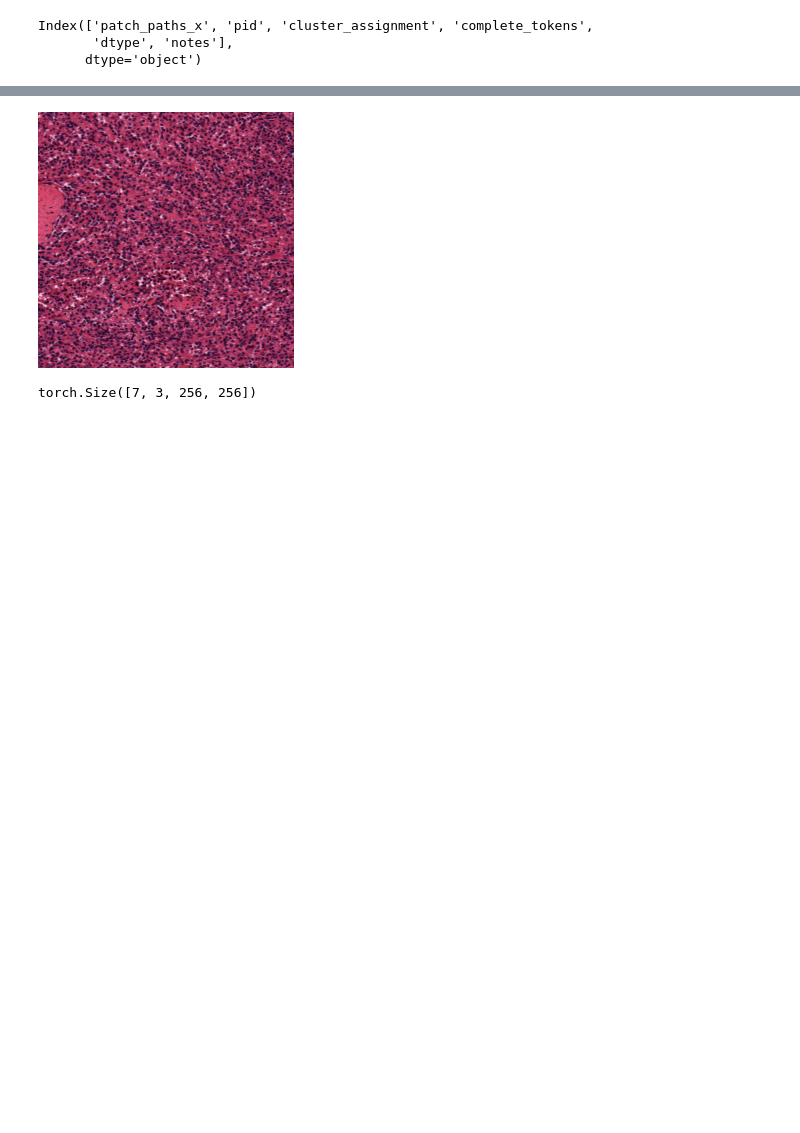
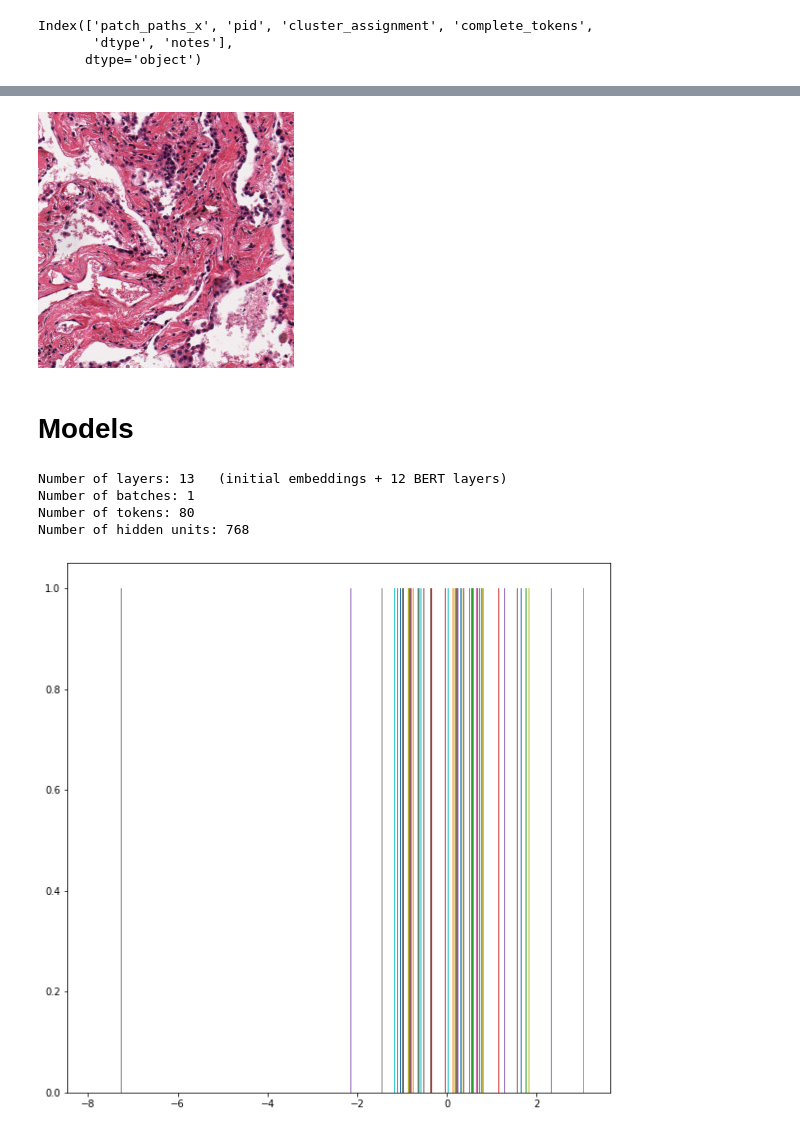
Before and after one commit to ssen7/medcap, a Jupyter notebook: notebooks/joint_training.ipynb, the cells around one changed output, grey strips where cells are left out. Cells and saved outputs as stored; diff of their text form; code cells hidden in the pictures; blank space fills up the shorter version.

```diff
--- a/notebooks/joint_training.ipynb
+++ b/notebooks/joint_training.ipynb
@@ -308,9 +345,54 @@ transforms.ToPILImage()(pid_imgs[1][0)
 # %%
+# test
 from PIL import Image
-Image.open(pids[8])
+Image.open(pids[8][0])
 # %% [output]
-[figure, old version]
+[figure, new version]
-# %%
-pid_imgs[-4].shape
-# %% [output]
-torch.Size([7, 3, 256, 256])
+# %% [markdown]
+# Models
+# %%
+model = BertModel.from_pretrained("emilyalsentzer/Bio_ClinicalBERT", output_hidden_states = True)
+
+model.eval()
+
+with torch.no_grad():
+
+    segments_ids = [1] * pid_text[0].shape[1]
+    segments_tensors = torch.tensor([segments_ids])
+
+    outputs = model(pid_text[0][0].unsqueeze(0), segments_tensors)
+
+    # Evaluating the model will return a different number of objects based on
+    # how it's  configured in the `from_pretrained` call earlier. In this case,
+    # becase we set `output_hidden_states = True`, the third item will be the
+    # hidden states from all layers. See the documentation for more details:
+    # https://huggingface.co/transformers/model_doc/bert.html#bertmodel
+    hidden_states = outputs[2]
+
+print ("Number of layers:", len(hidden_states), "  (initial embeddings + 12 BERT layers)")
+layer_i = 0
+
+print ("Number of batches:", len(hidden_states[layer_i]))
+batch_i = 0
+
+print ("Number of tokens:", len(hidden_states[layer_i][batch_i]))
+token_i = 0
+
+print ("Number of hidden units:", len(hidden_states[layer_i][batch_i][token_i]))
+
+
+# For the 5th token in our sentence, select its feature values from layer 5.
+token_i = 5
+layer_i = 5
+vec = hidden_states[layer_i][batch_i][token_i]
+
+# Plot the values as a histogram to show their distribution.
+plt.figure(figsize=(10,10))
+plt.hist(vec)
+plt.show()
+# %% [output]
+Number of layers: 13   (initial embeddings + 12 BERT layers)
+Number of batches: 1
+Number of tokens: 80
+Number of hidden units: 768
+[figure, added]
```
Also changed, not shown: parts of 52 cells of this notebook, 1 other file.
